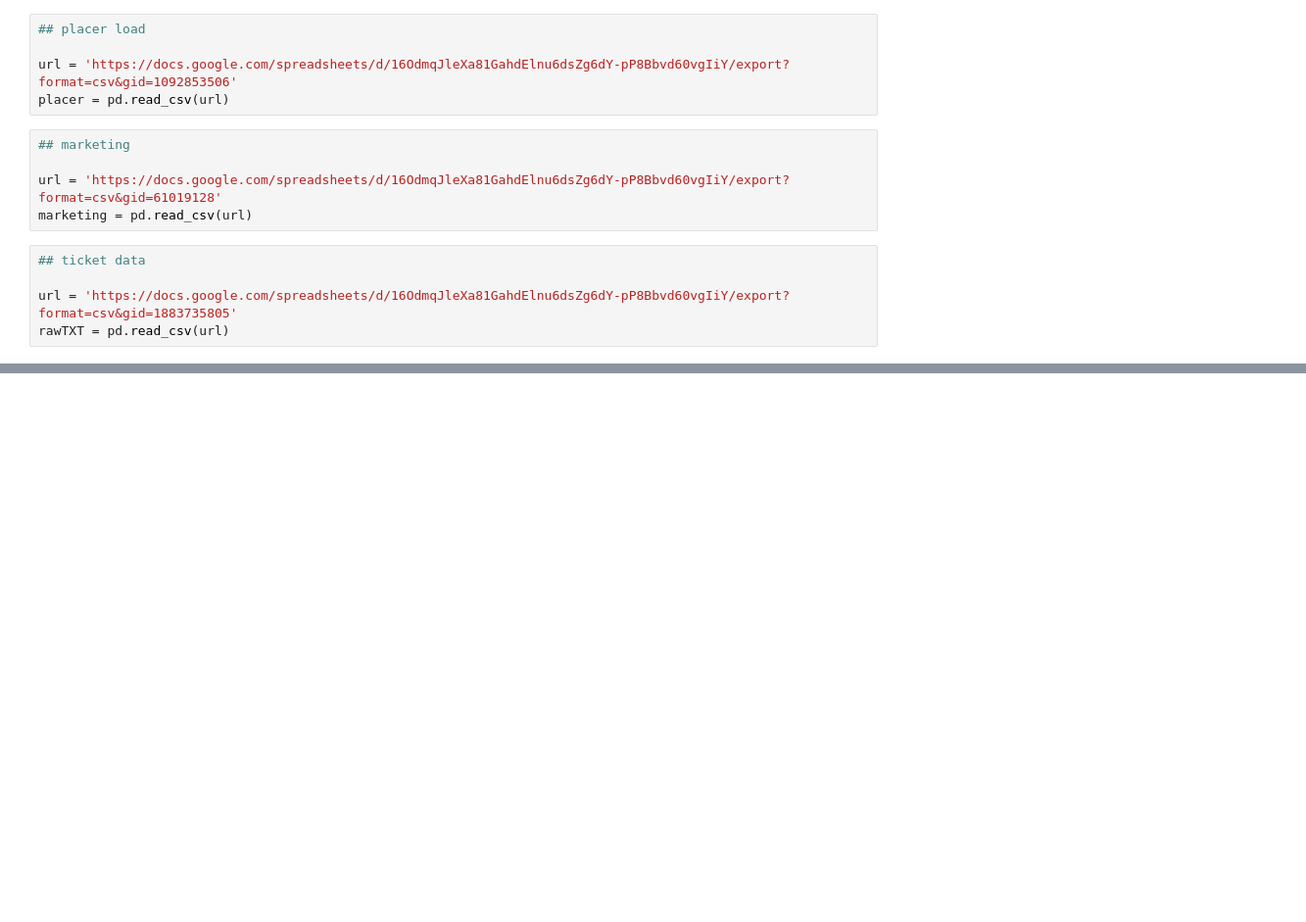
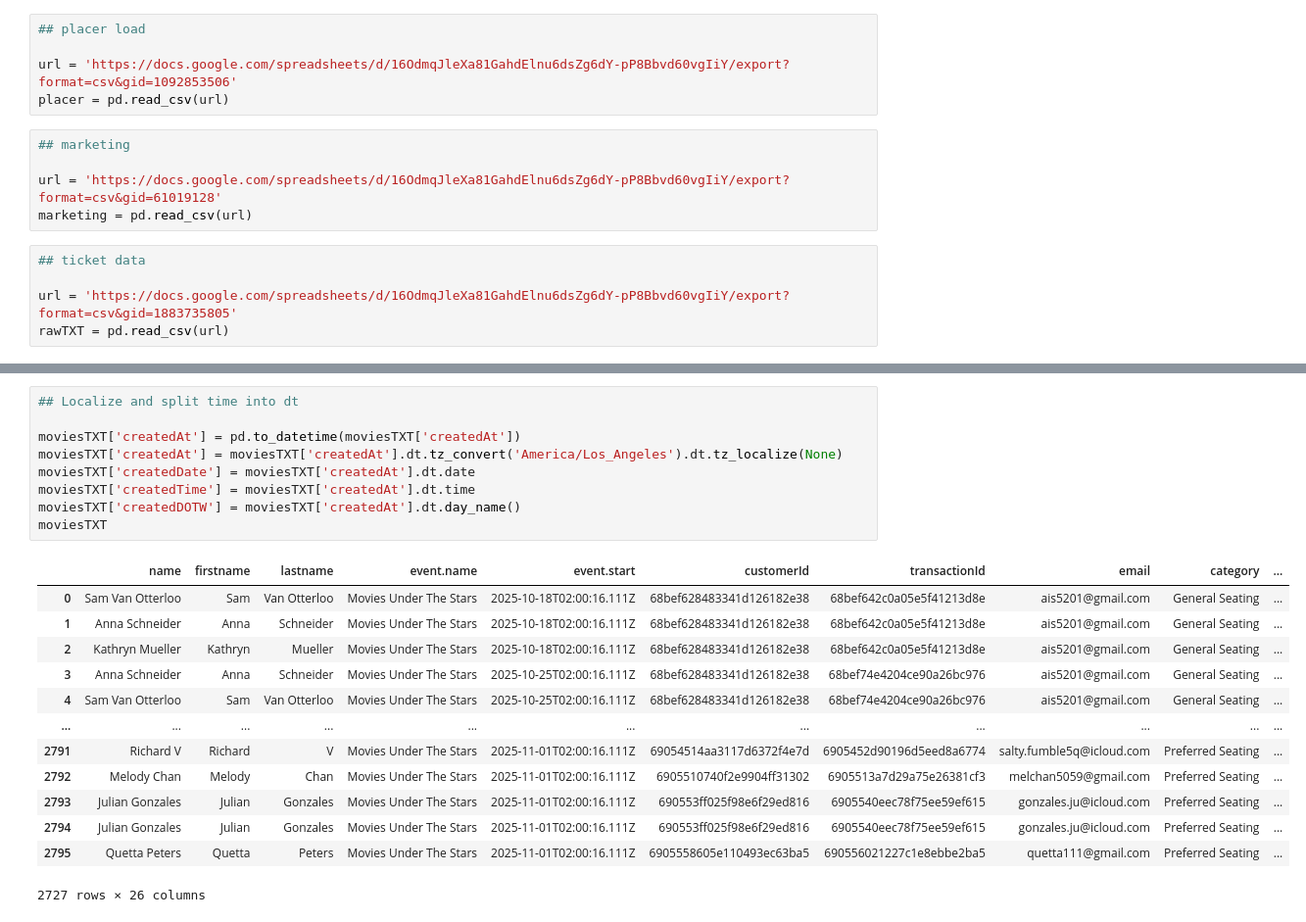
Before and after one commit to newmantldr/MUTS25, a Jupyter notebook: MUTS25.ipynb, the cells around one changed output, grey strips where cells are left out. Shown at 98% size. Cells and saved outputs as stored; diff of their text form; blank space fills up the shorter version.

```diff
--- a/MUTS25.ipynb
+++ b/MUTS25.ipynb
@@ -43,0 +78,23 @@ rawTXT = pd.read_csv(url)
+# %%
+## Localize and split time into dt
+
+moviesTXT['createdAt'] = pd.to_datetime(moviesTXT['createdAt'])
+moviesTXT['createdAt'] = moviesTXT['createdAt'].dt.tz_convert('America/Los_Angeles').dt.tz_localize(None)
+moviesTXT['createdDate'] = moviesTXT['createdAt'].dt.date
+moviesTXT['createdTime'] = moviesTXT['createdAt'].dt.time
+moviesTXT['createdDOTW'] = moviesTXT['createdAt'].dt.day_name()
+moviesTXT
+# %% [output]
+|  | name | firstname | lastname | event.name | event.start | customerId | transactionId | email | category | ... |
+| 0 | Sam Van Otterloo | Sam | Van Otterloo | Movies Under The Stars | 2025-10-18T02:00:16.111Z | 68bef628483341d126182e38 | 68bef642c0a05e5f41213d8e | ais5201@gmail.com | General Seating | ... |
+| 1 | Anna Schneider | Anna | Schneider | Movies Under The Stars | 2025-10-18T02:00:16.111Z | 68bef628483341d126182e38 | 68bef642c0a05e5f41213d8e | ais5201@gmail.com | General Seating | ... |
+| 2 | Kathryn Mueller | Kathryn | Mueller | Movies Under The Stars | 2025-10-18T02:00:16.111Z | 68bef628483341d126182e38 | 68bef642c0a05e5f41213d8e | ais5201@gmail.com | General Seating | ... |
+| 3 | Anna Schneider | Anna | Schneider | Movies Under The Stars | 2025-10-25T02:00:16.111Z | 68bef628483341d126182e38 | 68bef74e4204ce90a26bc976 | ais5201@gmail.com | General Seating | ... |
+| 4 | Sam Van Otterloo | Sam | Van Otterloo | Movies Under The Stars | 2025-10-25T02:00:16.111Z | 68bef628483341d126182e38 | 68bef74e4204ce90a26bc976 | ais5201@gmail.com | General Seating | ... |
+| ... | ... | ... | ... | ... | ... | ... | ... | ... | ... | ... |
+| 2791 | Richard V | Richard | V | Movies Under The Stars | 2025-11-01T02:00:16.111Z | 69054514aa3117d6372f4e7d | 6905452d90196d5eed8a6774 | salty.fumble5q@icloud.com | Preferred Seating | ... |
+| 2792 | Melody Chan | Melody | Chan | Movies Under The Stars | 2025-11-01T02:00:16.111Z | 6905510740f2e9904ff31302 | 6905513a7d29a75e26381cf3 | melchan5059@gmail.com | Preferred Seating | ... |
+| 2793 | Julian Gonzales | Julian | Gonzales | Movies Under The Stars | 2025-11-01T02:00:16.111Z | 690553ff025f98e6f29ed816 | 6905540eec78f75ee59ef615 | gonzales.ju@icloud.com | Preferred Seating | ... |
+| 2794 | Julian Gonzales | Julian | Gonzales | Movies Under The Stars | 2025-11-01T02:00:16.111Z | 690553ff025f98e6f29ed816 | 6905540eec78f75ee59ef615 | gonzales.ju@icloud.com | Preferred Seating | ... |
+| 2795 | Quetta Peters | Quetta | Peters | Movies Under The Stars | 2025-11-01T02:00:16.111Z | 6905558605e110493ec63ba5 | 690556021227c1e8ebbe2ba5 | quetta111@gmail.com | Preferred Seating | ... |
+2727 rows × 26 columns
```
Also changed, not shown: parts of 5 cells of this notebook.
